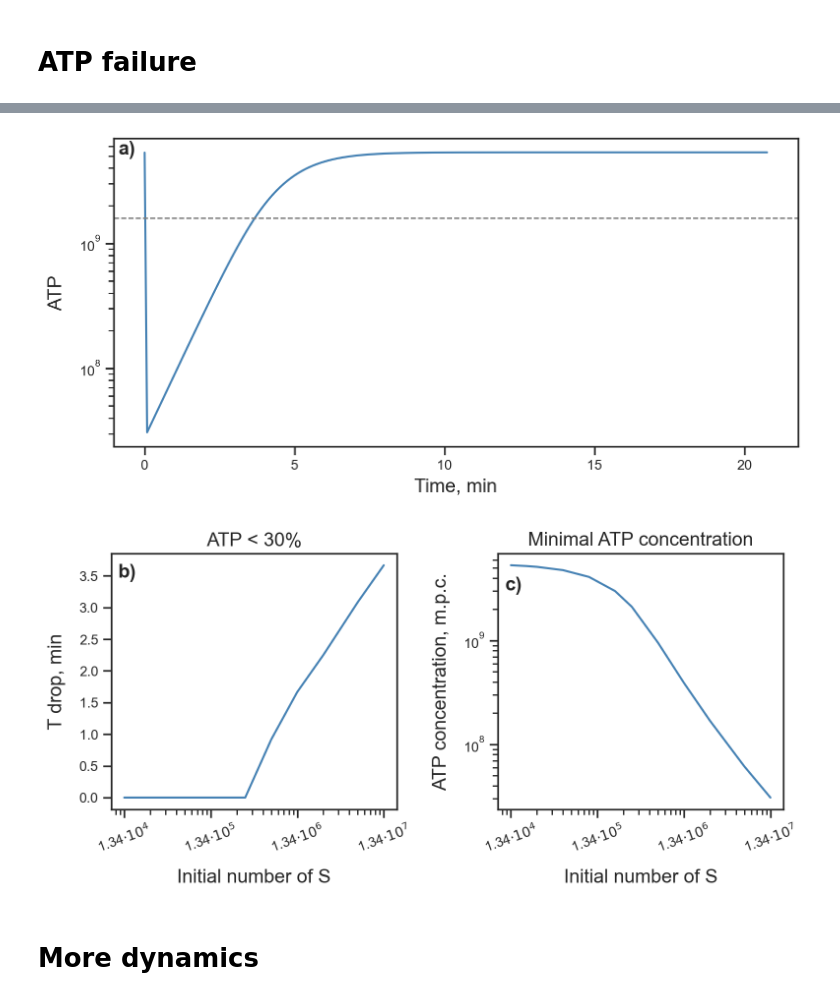
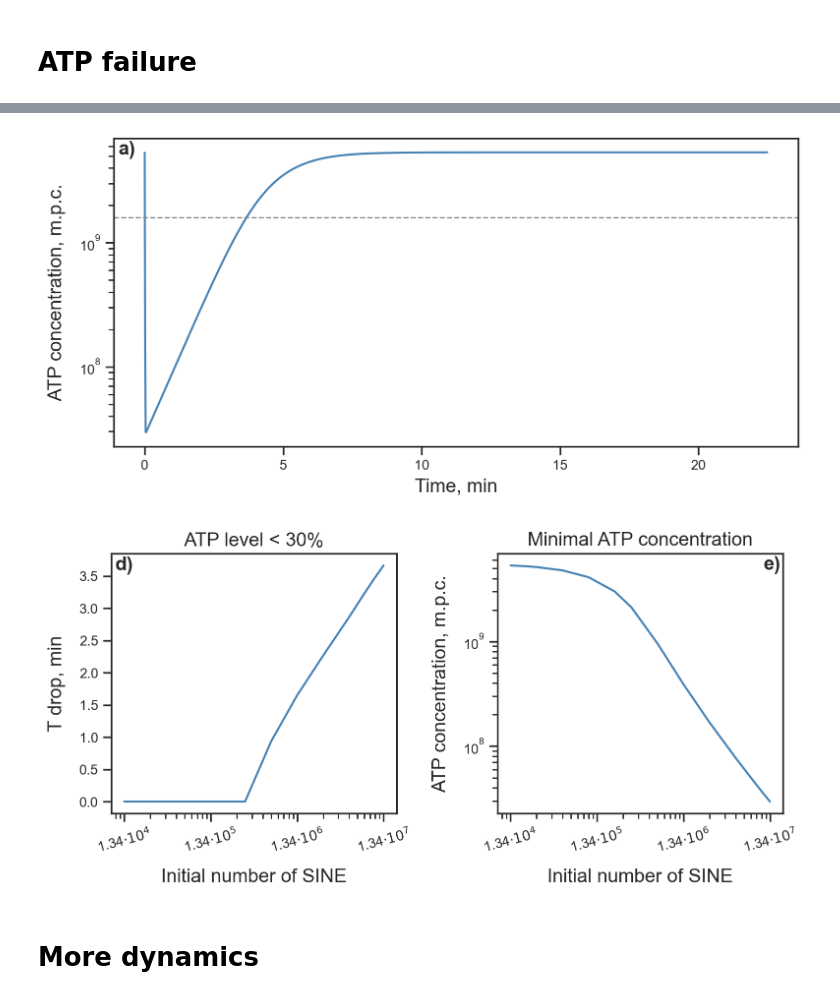
Before and after one commit to SeriySamuray/TE_model, a Jupyter notebook: TE_model_calc.ipynb, the cells around one changed output, grey strips where cells are left out. Cells and saved outputs as stored; diff of their text form; code cells hidden in the pictures.

```diff
--- a/TE_model_calc.ipynb
+++ b/TE_model_calc.ipynb
@@ -990,7 +1009,7 @@ for i,key in tqdm(enumerate(par_neg)):
         # Check directories exist. Create if not
         dir_pic_tmp = dir_pic+f"var_pars/{key}/"
         check_dir_exist(dir_pic_tmp)
-        fig.savefig(dir_pic_tmp+f"{key}_{cf:.3f}".replace('.','_')+".png", bbox_inches='tight')
+        if save_pic: fig.savefig(dir_pic_tmp+f"{key}_{cf:.3f}".replace('.','_')+".png", bbox_inches='tight')
         # plt.show()
         plt.close(fig)
 
@@ -1243,11 +1267,4 @@ plt.show()
 # %%
-# Set arrays with coefficients
-cfs1 = np.array([1,0.75,0.5,0.35,0.25])
-cfs2 = np.array([1,1.5,2,3,4])
-pname1 = 'lmd_L'
-pname2 = 'wL'
-thresh = 1e-7
-
 # Time
 t_start = 0.
 t_finish = 50000.
@@ -1304,7 +1321,7 @@ for i,cf1 in tqdm(enumerate(cfs1)):
         # Check directories exist. Create if not
         dir_pic_tmp = dir_pic+f"hmp/{pname1}_{pname2}/"
         check_dir_exist(dir_pic_tmp)
-        fig.savefig(dir_pic_tmp+f"{pname1}_{cf1:.3f}".replace('.','_')+f"_&_{pname2}_{cf2:.3f}".replace('.','_')+".png", bbox_inches='tight')
+        if save_pic: fig.savefig(dir_pic_tmp+f"{pname1}_{cf1:.3f}".replace('.','_')+f"_&_{pname2}_{cf2:.3f}".replace('.','_')+".png", bbox_inches='tight')
         # plt.show()
         plt.close(fig)
 
@@ -1479,7 +1505,7 @@ plt.show()
 # Set perturbed init. conditions
 pert_idxs = [11] # S
 # cfs = np.logspace(0,3,11)
-cfs = np.array([1,1.5,2,4,8,16,25,50,100,200,500,1000])
+cfs = np.array([1,1.5,2,4,8,16,25,50,100,200,400,600,800,1000])
 ncfs = len(cfs)
 
 # set array with in-conds.
@@ -1493,8 +1519,8 @@ for i in range(ncfs):
 # %%
 # Time
 t_start = 0.
-t_finish = 5000.
-step = 5/60 # 5 seconds
+t_finish = 6000.
+step = 1/60 # 1 seconds
 t_span = np.array([t_start, t_finish])
 t = np.arange(t_start,t_finish,step)
 n0 = 0
@@ -1536,7 +1562,7 @@ for i in tqdm(range(ncfs)):
     # Check directories exist. Create if not
     dir_pic_tmp = dir_pic+f"incond/{pert_names}/".replace(' ','_')
     check_dir_exist(dir_pic_tmp)
-    fig.savefig(dir_pic_tmp+pert_names.replace(' ','_')+f"_{cfs[i]:>06}".replace('.','_')+".png", bbox_inches='tight')
+    if save_pic: fig.savefig(dir_pic_tmp+pert_names.replace(' ','_')+f"_{cfs[i]:>06}".replace('.','_')+".png", bbox_inches='tight')
     # plt.show()
     plt.close(fig)
 
@@ -1560,7 +1583,7 @@ fig, ax = plt.subplots(figsize=(8,4))
 # Set illustraion
 lim = 0.3
 n0 = 0
-n = 250
+n = 1350
 
 # interpolate
 x = sol_tmp.t[n0:n].copy()
@@ -1577,8 +1600,9 @@ ax.plot(x, y, '-', color="steelblue", lw=1.5)
 plt.axhline(root0.x[0]*lim, color='grey', linestyle='--', lw=1)
 
 # Set axes
+# ax.set_title("Illustration of ATP drop")
 ax.set_xlabel('Time, min')
-ax.set_ylabel("ATP", rotation=90, labelpad=10)
+ax.set_ylabel("ATP concentration, m.p.c.", rotation=90, labelpad=10)
 ax.set_yscale('log')
 ax.axis('auto')
 #ax.legend(bbox_to_anchor=[1.,1])
@@ -1595,21 +1619,27 @@ check_dir_exist(dir_pic_tmp)
 check_dir_exist(dir_pic_tmp+"svg/")
 pert_names = f"{var_keys[pert_idxs]}".replace("'","").replace('[','').replace(']','')
 fig_name = "pert_incond_ATP_dyn_"+pert_names.replace(' ','_')
-plt.savefig(dir_pic_tmp+f"{fig_name}.png", bbox_inches='tight')
-plt.savefig(dir_pic_tmp+f"svg/{fig_name}.svg", bbox_inches='tight')
+if save_pic: plt.savefig(dir_pic_tmp+f"{fig_name}.png", bbox_inches='tight')
+if save_svg: plt.savefig(dir_pic_tmp+f"svg/{fig_name}.svg", bbox_inches='tight')
 plt.show()
 # %% [output]
-[figure, old version]
+[figure, new version]
 # %%
 # Plot ATP filure
 fig, axs = plt.subplots(1,2,figsize=(8,4))
 pert_names = f"{var_keys[pert_idxs]}".replace("'","").replace('[','').replace(']','').replace(' ',' & ')
+pert_names = "SINE"
 
 # set ticks
 x_ticks_v = [1,10,100,1000]
 idx = pert_idxs[-1]
+# LINE
+# sval = f"{(root0.x[idx]/1e3):.2f}"
+# x_ticks_labels = [sval+r"$\cdot10^3$",sval+r"$\cdot10^4$",sval+r"$\cdot10^5$",sval+r"$\cdot10^6$"]
+# sval = f"{root0.x[idx]:.0f}"
+# x_ticks_labels = [sval,sval+r"$\cdot10$",sval+r"$\cdot100$",sval+r"$\cdot1000$"]
+# SINE
 sval = f"{(root0.x[idx]/1e4):.2f}"
-# x_ticks_labels = [sval+r"$\cdot10^3$",sval+r"$\cdot10^4$",sval+r"$\cdot10^5$",sval+r"$\cdot10^6$"]
 x_ticks_labels = [sval+r"$\cdot10^4$",sval+r"$\cdot10^5$",sval+r"$\cdot10^6$",sval+r"$\cdot10^7$"]
 
 ###################################################################################
@@ -1633,12 +1663,12 @@ y = ta_falls
 axs[0].plot(x, y, '-', color="steelblue", lw=1.5)
 
 # Set axes
-axs[0].set_title(f"ATP < {lim*100:.0f}%")
+axs[0].set_title(f"ATP level < {lim*100:.0f}%")
 axs[0].set_xlabel('Initial number of '+pert_names, labelpad=10)
 axs[0].set_ylabel("T drop, min", rotation=90, labelpad=10)
 axs[0].set_xscale('log')
 #axs[0].set_yscale('log')
-axs[0].set_xticks(x_ticks_v, x_ticks_labels, rotation = 20)
+axs[0].set_xticks(x_ticks_v, x_ticks_labels, rotation = 15)
 axs[0].axis('auto')
 
 #########################################################################################
@@ -1659,41 +1689,41 @@ y = a_drop
 
 # plot (do not use interpolant)
 axs[1].plot(x, y, '-', color="steelblue", lw=1.5)
 
 # Set axes
 axs[1].set_title(f"Minimal ATP concentration")
 axs[1].set_xlabel('Initial number of '+pert_names, labelpad=10)
 axs[1].set_ylabel("ATP concentration, m.p.c.", rotation=90, labelpad=10)
 axs[1].set_xscale('log')
 axs[1].set_yscale('log')
-axs[1].set_xticks(x_ticks_v, x_ticks_labels, rotation = 20)
+axs[1].set_xticks(x_ticks_v, x_ticks_labels, rotation = 15)
 axs[1].axis('auto')
 
 #########################################################################################
 # Annotate
-annot = ['b)', 'c)']
+annot = ['d)', 'e)']
 # plot 1
 xmin,xmax = axs[0].get_xlim()
 ymin,ymax = axs[0].get_ylim()
-axs[0].annotate(annot[0], (xmin+(xmax-xmin)*1e-4,ymax+(ymin-ymax)*4e-2), ha='left', va='top', fontsize=14, weight="bold")
+axs[0].annotate(annot[0], (xmin+(xmax-xmin)*5e-5,ymax+(ymin-ymax)*1e-2), ha='left', va='top', fontsize=14, weight="bold")
 # plot 2
 xmin,xmax = axs[1].get_xlim()
 ymin,ymax = axs[1].get_ylim()
-axs[1].annotate(annot[1], (xmin+(xmax-xmin)*1e-4,ymax+(ymin-ymax)*4e-1), ha='left', va='top', fontsize=14, weight="bold")
+axs[1].annotate(annot[1], (xmax+(xmin-xmax)*0.4,ymax+(ymin-ymax)*5e-2), ha='left', va='top', fontsize=14, weight="bold")
 
 #plt.legend(bbox_to_anchor=[1.,1])
 # save figure
 plt.tight_layout()
 dir_pic_tmp = dir_pic+"incond/"
 check_dir_exist(dir_pic_tmp)
 check_dir_exist(dir_pic_tmp+"svg/")
-pert_names = f"{var_keys[pert_idxs]}".replace("'","").replace('[','').replace(']','')
+# pert_names = f"{var_keys[pert_idxs]}".replace("'","").replace('[','').replace(']','')
 fig_name = "pert_incond_ATP_fall_"+pert_names.replace(' ','_')
-plt.savefig(dir_pic_tmp+f"{fig_name}.png", bbox_inches='tight')
-plt.savefig(dir_pic_tmp+f"svg/{fig_name}.svg", bbox_inches='tight')
+if save_pic: plt.savefig(dir_pic_tmp+f"{fig_name}.png", bbox_inches='tight')
+if save_svg: plt.savefig(dir_pic_tmp+f"svg/{fig_name}.svg", bbox_inches='tight')
 plt.show()
 # %% [output]
-[figure, old version]
+[figure, new version]
 # %% [markdown]
 # More dynamics
 # %%
```
Also changed, not shown: parts of 22 cells of this notebook, 2 other files.
